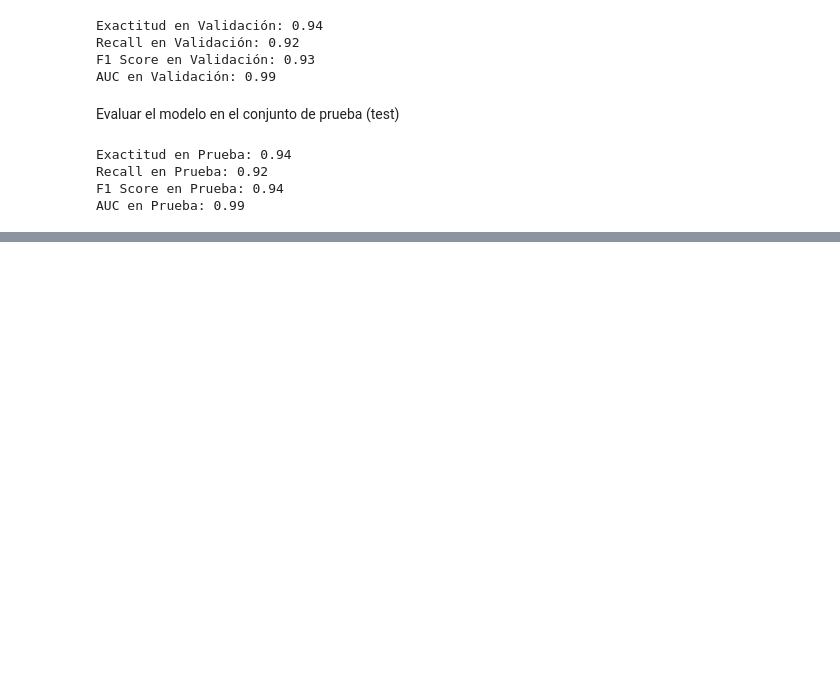
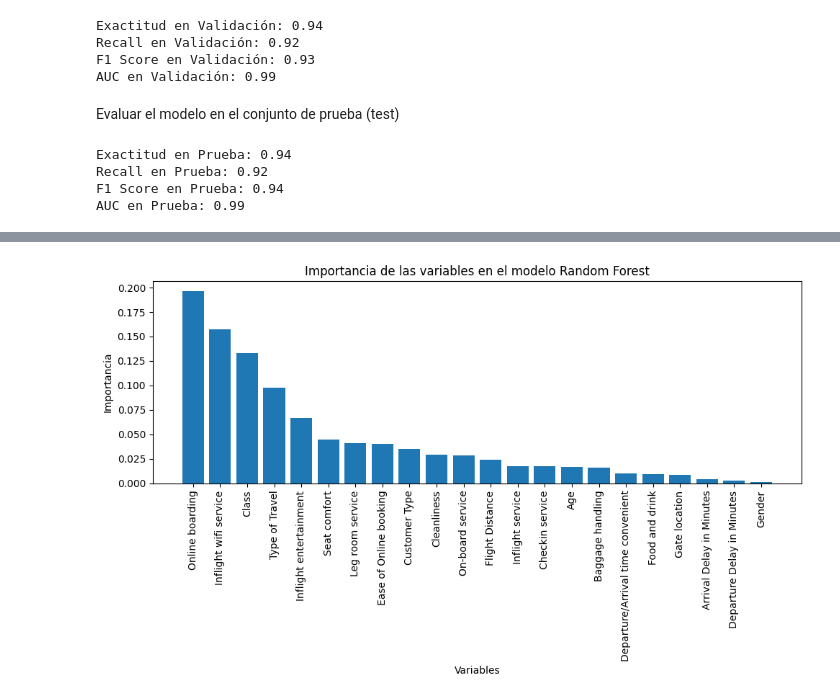
Before and after one commit to alepinb/G1_ML_Airline, a Jupyter notebook: modelos/random_forest.ipynb, the cells around one changed output, grey strips where cells are left out. Cells and saved outputs as stored; diff of their text form; code cells hidden in the pictures; blank space fills up the shorter version.

Commit message:
comprobación de los pesos de cada variable

```diff
--- a/modelos/random_forest.ipynb
+++ b/modelos/random_forest.ipynb
@@ -33,3 +33,16 @@ model = RandomForestClassifier(n_estimators=100, max_depth=10, random_state=42)
 model.fit(X_train, y_train)
 # %% [output]
 RandomForestClassifier(max_depth=10, random_state=42)
+# %%
+feature_importance = model.feature_importances_
+
+feature_importance_df = pd.DataFrame({
+    'feature': X_train.columns,
+    'importance': feature_importance
+})
+
+feature_importance_df = feature_importance_df.sort_values('importance', ascending=False)
+
+
+print("\nImportancia de las variables:")
+print(feature_importance_df)
@@ -128,0 +105,13 @@ RandomForest - AUC en Prueba: 0.98
+# %%
+import matplotlib.pyplot as plt
+
+plt.figure(figsize=(10, 6))
+plt.bar(feature_importance_df['feature'], feature_importance_df['importance'])
+plt.xticks(rotation=90)
+plt.xlabel('Variables')
+plt.ylabel('Importancia')
+plt.title('Importancia de las variables en el modelo Random Forest')
+plt.tight_layout()
+plt.show()
+# %% [output]
+[figure, added]
```
Also changed, not shown: parts of 2 cells of this notebook.
